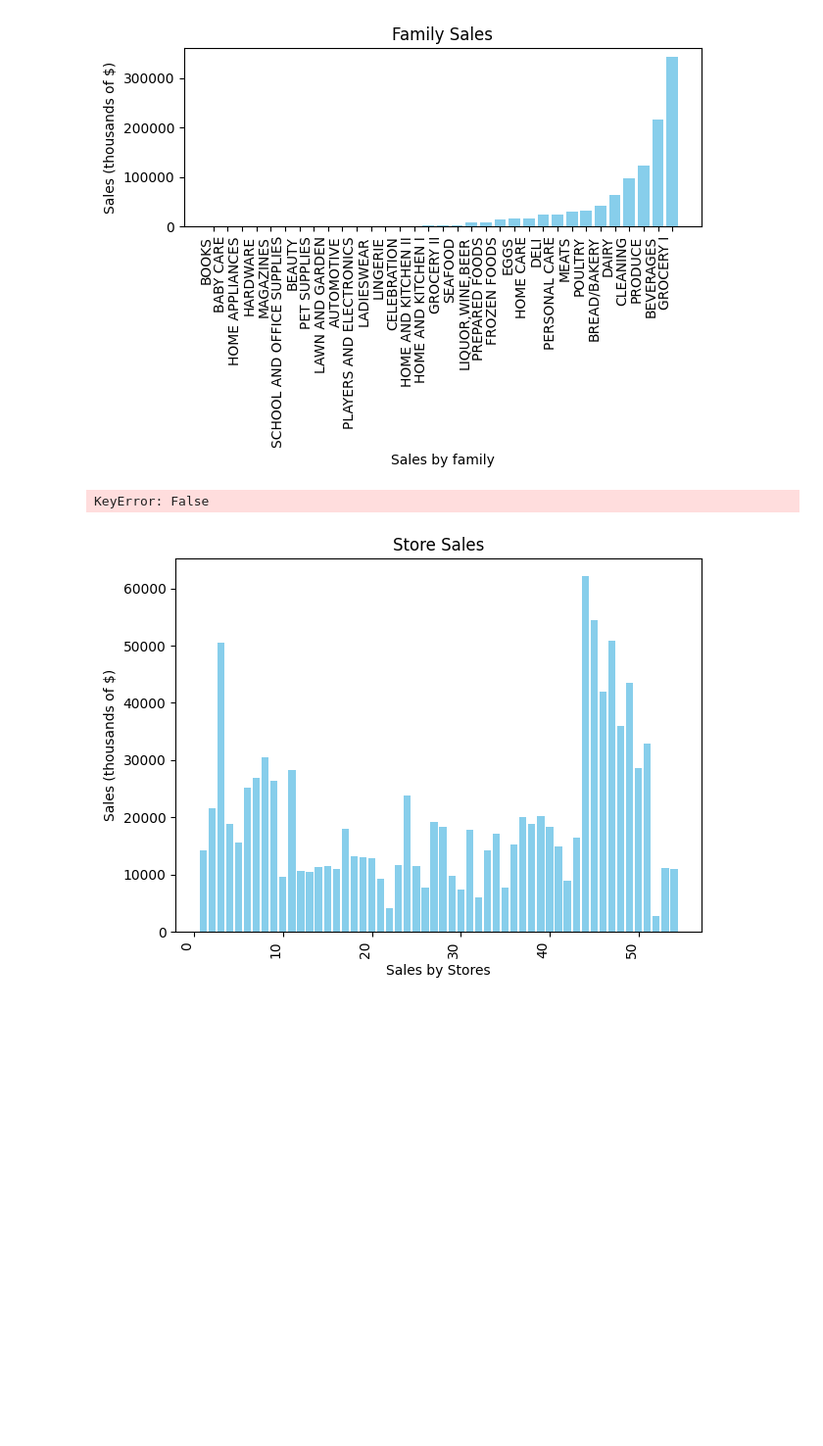
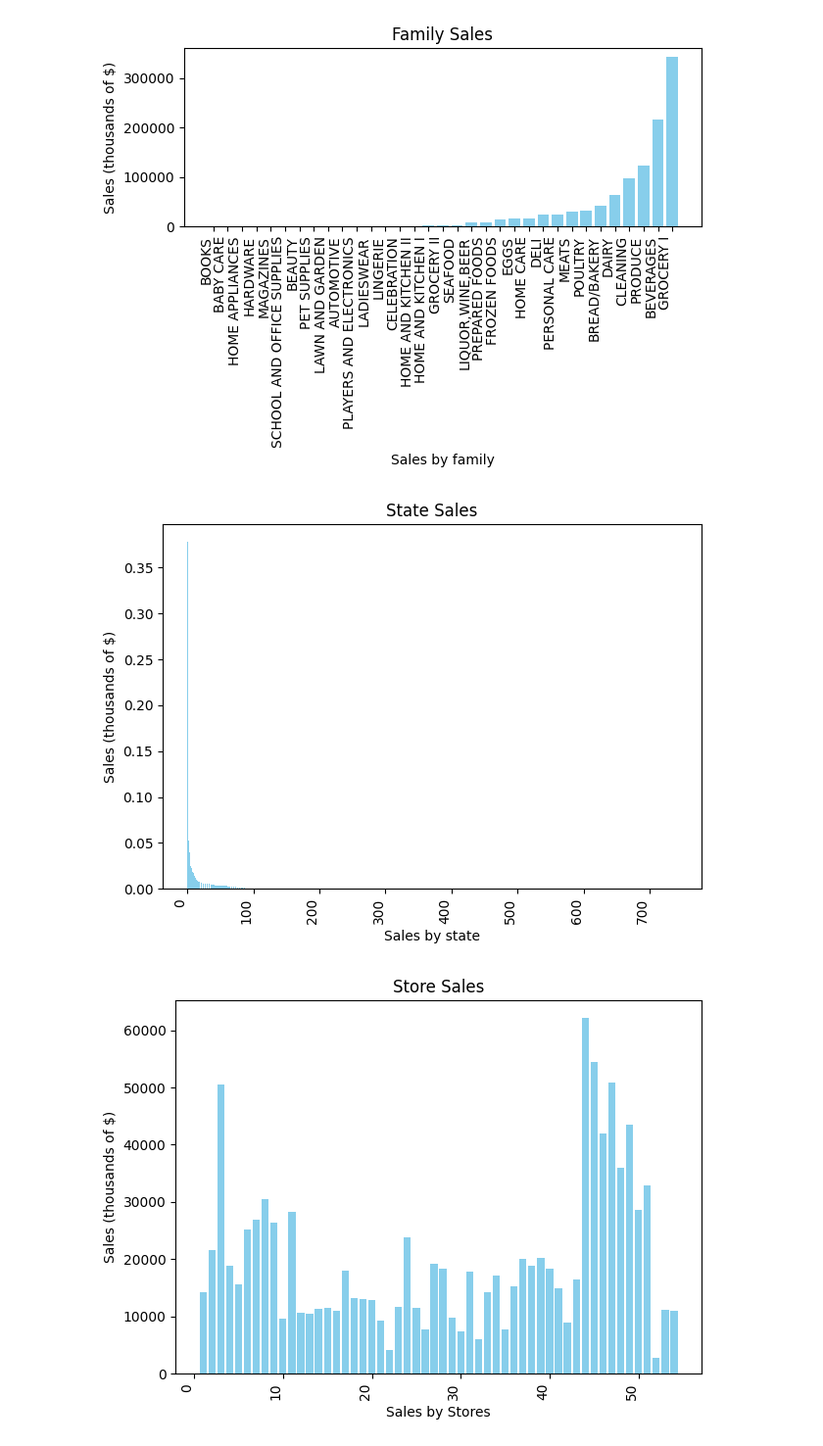
Before and after one commit to kwasichrappah/Time_series_analysis, a Jupyter notebook: sales_forecast.ipynb, the cells around one changed output. Shown at 98% size. Cells and saved outputs as stored; diff of their text form; code cells hidden in the pictures; blank space fills up the shorter version.

```diff
--- a/sales_forecast.ipynb
+++ b/sales_forecast.ipynb
@@ -431,16 +428,18 @@ plt.show()
 # %% [output]
 [figure]
 # %%
-onpromotion_sales= (train_df.groupby('onpromotion'==1)['sales'].sum()/1000000000)
+##### Find where there is no promotion
+
+onpromotion_sales= (train_df.groupby('onpromotion')['sales'].sum()/1000000000)
 plt.bar(onpromotion_sales.index, onpromotion_sales, color='skyblue')
 plt.xlabel('Sales by state')
 plt.ylabel('Sales (thousands of $)')
 plt.title('State Sales')
 plt.xticks(rotation=90, ha='right')
 plt.tight_layout()
 plt.show()
 # %% [output]
-KeyError: False
+[figure, added]
 # %%
 train_df
 # %%
```
Also changed, not shown: parts of 21 cells of this notebook.
